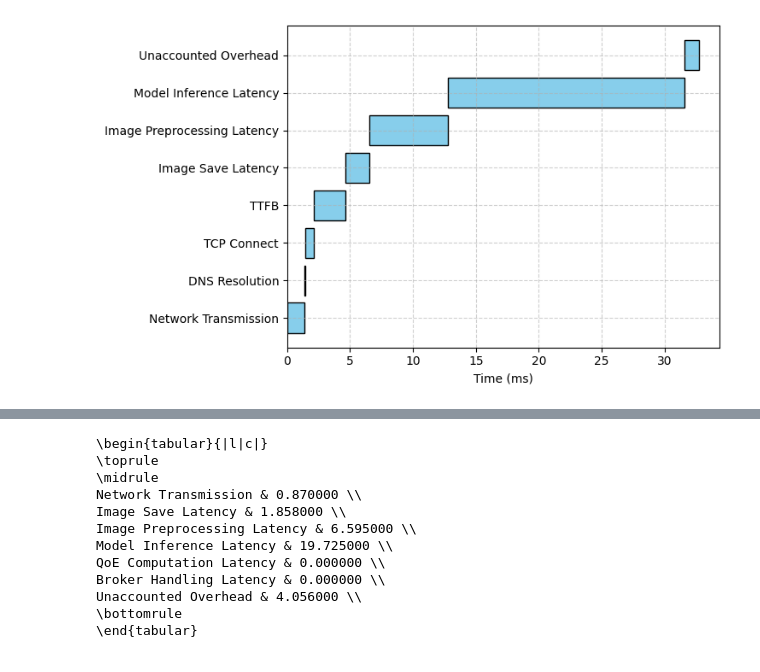
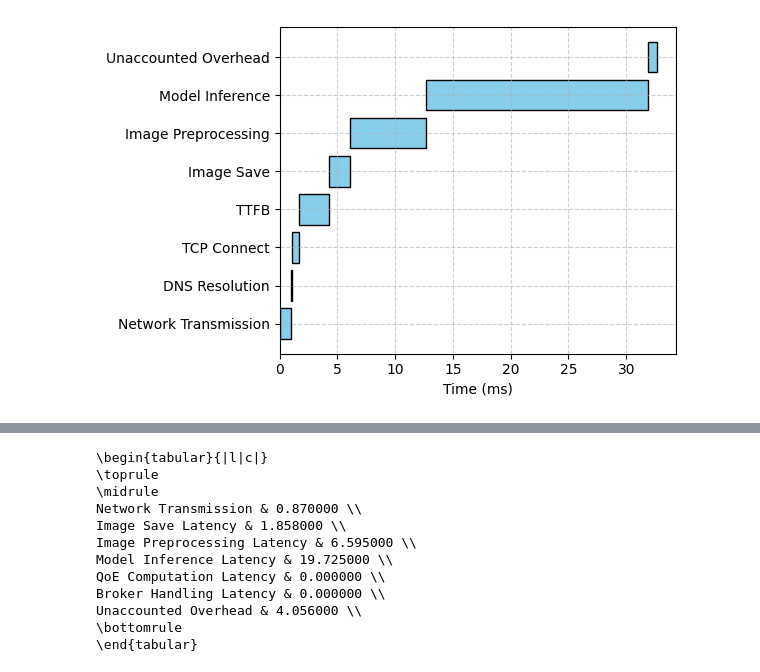
Before and after one commit to Data-to-Insight-Center/ckn-edge-optimization, a Jupyter notebook: micro_benchmarking/results/analysis.ipynb, the cells around one changed output, grey strips where cells are left out. Saved outputs shown, nothing was run; the diff lists cells and outputs as text; code cells hidden in the pictures.

```diff
--- a/micro_benchmarking/results/analysis.ipynb
+++ b/micro_benchmarking/results/analysis.ipynb
@@ -12,11 +12,11 @@ def analyze_request_latencies(df):
     df["TCP Connect"] = df["tcp_connect"] * 1000  # Convert to milliseconds
     df["TTFB"] = df["ttfb"] * 1000  # Convert to milliseconds
 
-    df["Image Save Latency"] = (df["image_save_time"] - df["server_receive_time"]) * 1000
-    df["Image Preprocessing Latency"] = (df["image_preprocessed_time"] - df["image_save_time"]) * 1000
-    df["Model Inference Latency"] = (df["image_predicted_time"] - df["image_preprocessed_time"]) * 1000
-    df["QoE Computation Latency"] = (df["qoe_computed_time"] - df["image_predicted_time"]) * 1000
-    df["Broker Handling Latency"] = (df["broker_produced_time"] - df["qoe_computed_time"]) * 1000
+    df["Image Save"] = (df["image_save_time"] - df["server_receive_time"]) * 1000
+    df["Image Preprocessing"] = (df["image_preprocessed_time"] - df["image_save_time"]) * 1000
+    df["Model Inference"] = (df["image_predicted_time"] - df["image_preprocessed_time"]) * 1000
+    df["QoE Computation"] = (df["qoe_computed_time"] - df["image_predicted_time"]) * 1000
+    df["Broker Handling"] = (df["broker_produced_time"] - df["qoe_computed_time"]) * 1000
 
     # Calculate total processing time
     df["Total"] = (
@@ -24,11 +24,11 @@ def analyze_request_latencies(df):
         df["DNS Resolution"] +
         df["TCP Connect"] +
         df["TTFB"] +
-        df["Image Save Latency"] +
-        df["Image Preprocessing Latency"] +
-        df["Model Inference Latency"] +
-        df["QoE Computation Latency"] +
-        df["Broker Handling Latency"]
+        df["Image Save"] +
+        df["Image Preprocessing"] +
+        df["Model Inference"] +
+        df["QoE Computation"] +
+        df["Broker Handling"]
     )
 
     # Round-trip time (RTT) from client perspective
@@ -43,48 +43,48 @@ def analyze_request_latencies(df):
         "DNS Resolution",
         "TCP Connect",
         "TTFB",
-        "Image Save Latency",
-        "Image Preprocessing Latency",
-        "Model Inference Latency",
-        "QoE Computation Latency",
-        "Broker Handling Latency",
+        "Image Save",
+        "Image Preprocessing",
+        "Model Inference",
+        "QoE Computation",
+        "Broker Handling",
         "Total",
         "RTT",
         "Unaccounted Overhead"
     ]]
 
 # Load and process the datasets
-results_ckn = pd.read_csv("results.csv")
+results_ckn = pd.read_csv("results_flask.csv")
 results_ckn = analyze_request_latencies(results_ckn)
 results_mean = results_ckn.mean().round(3).to_frame().T.drop(columns=["RTT", "Total"])
 
 # Prepare Gantt chart data, filter out tasks with zero duration
 task_durations = results_mean.iloc[0].to_dict()
 df = pd.DataFrame.from_dict(task_durations, orient='index', columns=["Duration"])
 
 # Filter out rows where Duration is zero
 df = df[df['Duration'] > 0]
 
 # Calculate start and end times for each task
 df["Start"] = df["Duration"].cumsum() - df["Duration"]
 df["End"] = df["Duration"].cumsum()
 
 # Plot Gantt Chart
-fig, ax = plt.subplots(figsize=(7.5, 4.5))
+fig, ax = plt.subplots(figsize=(6, 4))
 
 # Plot each task as a horizontal bar
 for task, row in df.iterrows():
     ax.barh(task, row["Duration"], left=row["Start"], color="skyblue", edgecolor="black")
 
 # Add labels and grid
 ax.set_xlabel("Time (ms)")
 ax.grid(True, linestyle="--", alpha=0.6)
 
 # Display plot
 plt.tight_layout()
 plt.show()
 # %% [output]
-[figure, old version]
+[figure, new version]
 # %%
 results_mean
 # %% [output]
```
Also changed, not shown: 3 other files.
